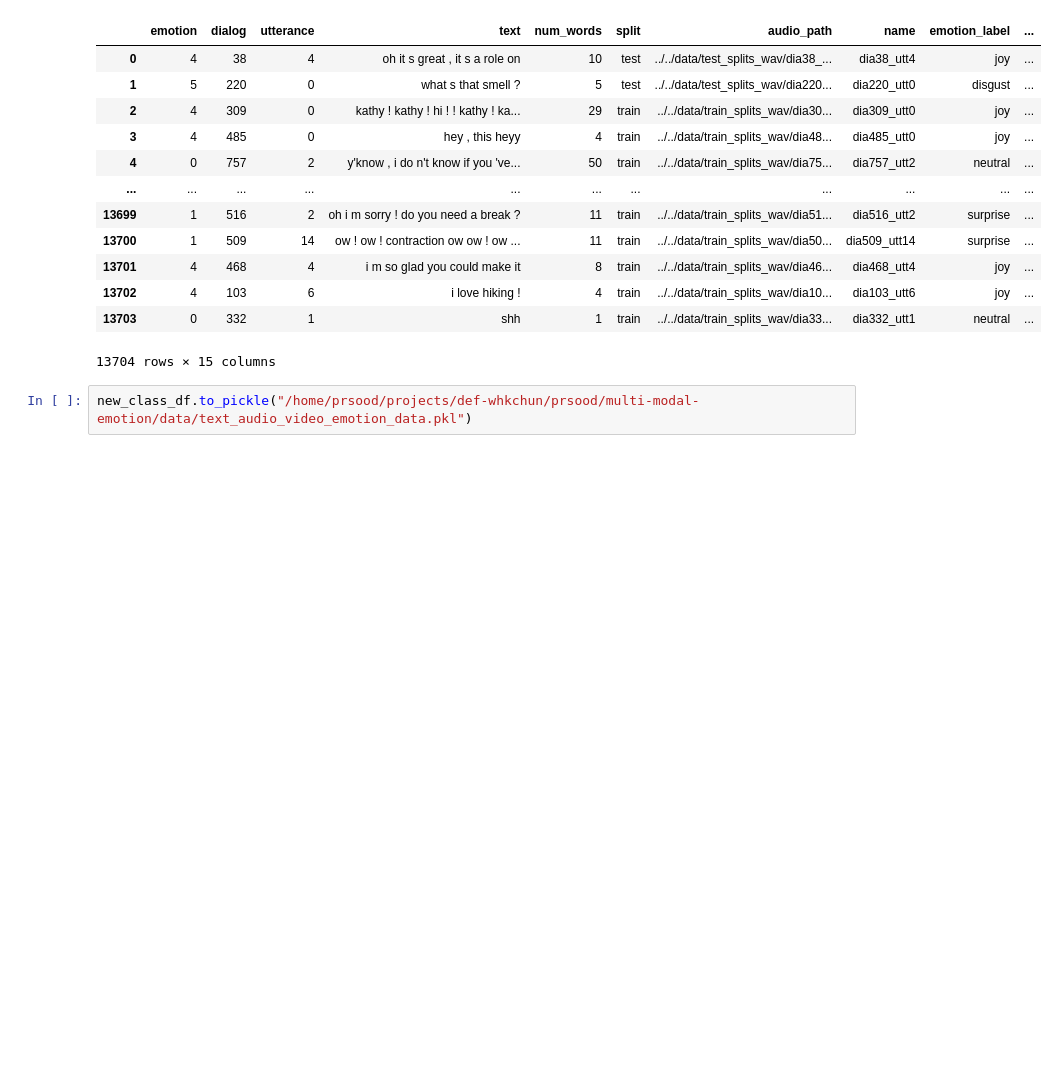
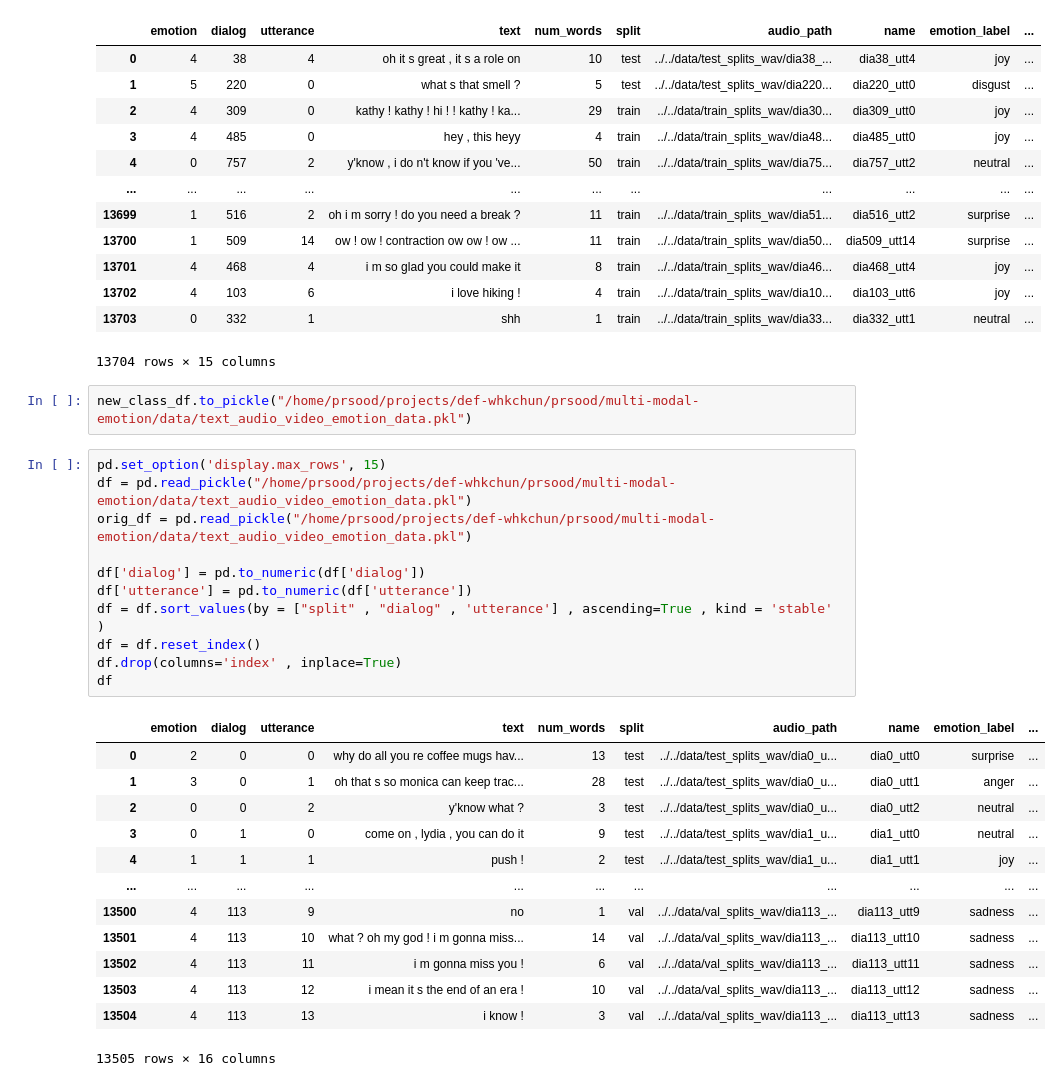
Before and after one commit to g8a9/multi-modal-emotion, a Jupyter notebook: notebooks/sentiment_not_emotion.ipynb, the cells around one changed output. Cells and saved outputs as stored; diff of their text form; blank space fills up the shorter version.

```diff
--- a/notebooks/sentiment_not_emotion.ipynb
+++ b/notebooks/sentiment_not_emotion.ipynb
@@ -153,3 +141,28 @@ new_class_df
 13704 rows × 15 columns
 # %%
 new_class_df.to_pickle("/home/prsood/projects/def-whkchun/prsood/multi-modal-emotion/data/text_audio_video_emotion_data.pkl")
+# %%
+pd.set_option('display.max_rows', 15)
+df = pd.read_pickle("/home/prsood/projects/def-whkchun/prsood/multi-modal-emotion/data/text_audio_video_emotion_data.pkl")
+orig_df = pd.read_pickle("/home/prsood/projects/def-whkchun/prsood/multi-modal-emotion/data/text_audio_video_emotion_data.pkl")
+
+df['dialog'] = pd.to_numeric(df['dialog'])
+df['utterance'] = pd.to_numeric(df['utterance'])
+df = df.sort_values(by = ["split" , "dialog" , 'utterance'] , ascending=True , kind = 'stable' )
+df = df.reset_index()
+df.drop(columns='index' , inplace=True)
+df
+# %% [output]
+|  | emotion | dialog | utterance | text | num_words | split | audio_path | name | emotion_label | ... |
+| 0 | 2 | 0 | 0 | why do all you re coffee mugs hav... | 13 | test | ../../data/test_splits_wav/dia0_u... | dia0_utt0 | surprise | ... |
+| 1 | 3 | 0 | 1 | oh that s so monica can keep trac... | 28 | test | ../../data/test_splits_wav/dia0_u... | dia0_utt1 | anger | ... |
+| 2 | 0 | 0 | 2 | y'know what ? | 3 | test | ../../data/test_splits_wav/dia0_u... | dia0_utt2 | neutral | ... |
+| 3 | 0 | 1 | 0 | come on , lydia , you can do it | 9 | test | ../../data/test_splits_wav/dia1_u... | dia1_utt0 | neutral | ... |
+| 4 | 1 | 1 | 1 | push ! | 2 | test | ../../data/test_splits_wav/dia1_u... | dia1_utt1 | joy | ... |
+| ... | ... | ... | ... | ... | ... | ... | ... | ... | ... | ... |
+| 13500 | 4 | 113 | 9 | no | 1 | val | ../../data/val_splits_wav/dia113_... | dia113_utt9 | sadness | ... |
+| 13501 | 4 | 113 | 10 | what ? oh my god ! i m gonna miss... | 14 | val | ../../data/val_splits_wav/dia113_... | dia113_utt10 | sadness | ... |
+| 13502 | 4 | 113 | 11 | i m gonna miss you ! | 6 | val | ../../data/val_splits_wav/dia113_... | dia113_utt11 | sadness | ... |
+| 13503 | 4 | 113 | 12 | i mean it s the end of an era ! | 10 | val | ../../data/val_splits_wav/dia113_... | dia113_utt12 | sadness | ... |
+| 13504 | 4 | 113 | 13 | i know ! | 3 | val | ../../data/val_splits_wav/dia113_... | dia113_utt13 | sadness | ... |
+13505 rows × 16 columns
```
Also changed, not shown: parts of 13 cells of this notebook, 17 other files.
